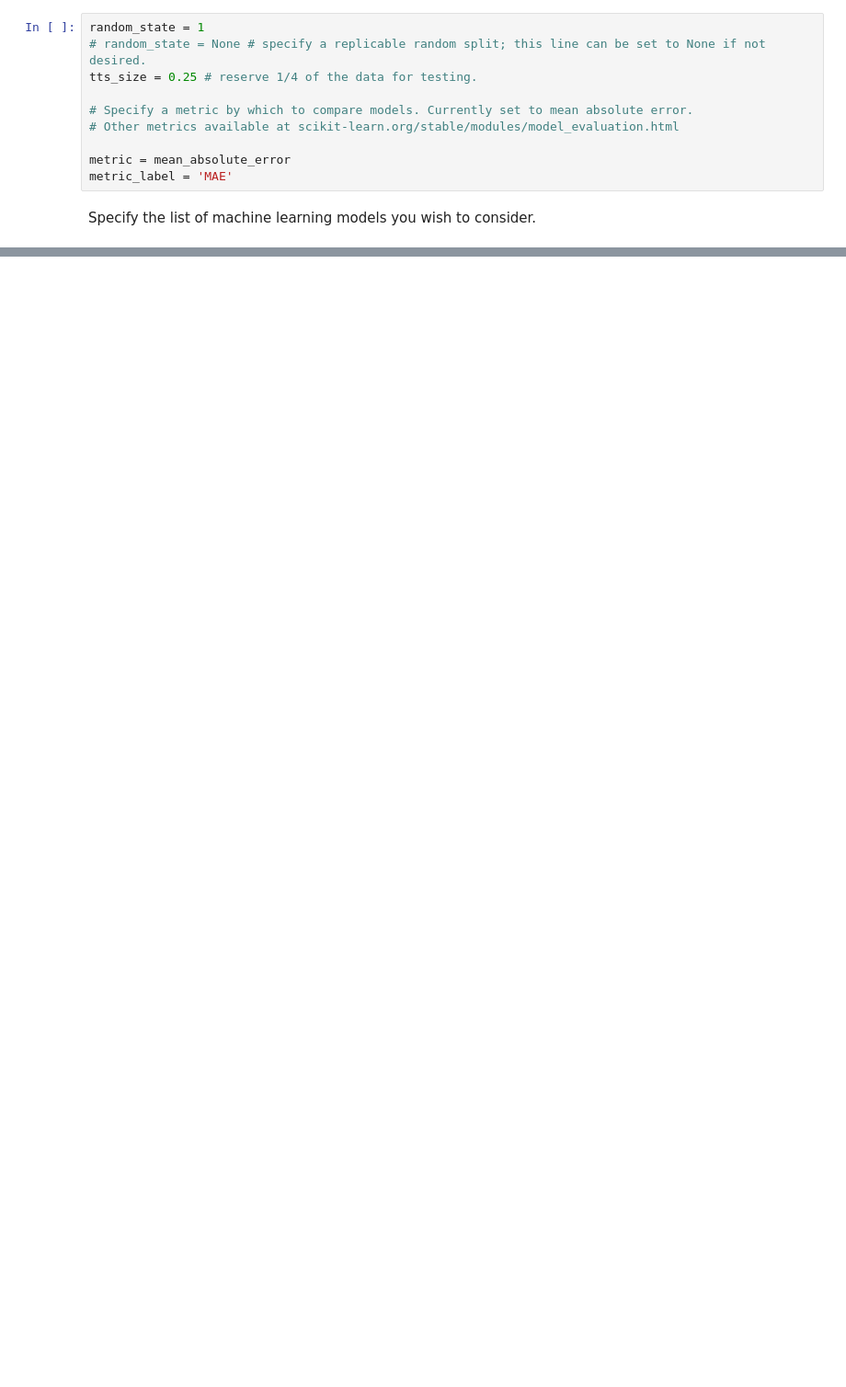
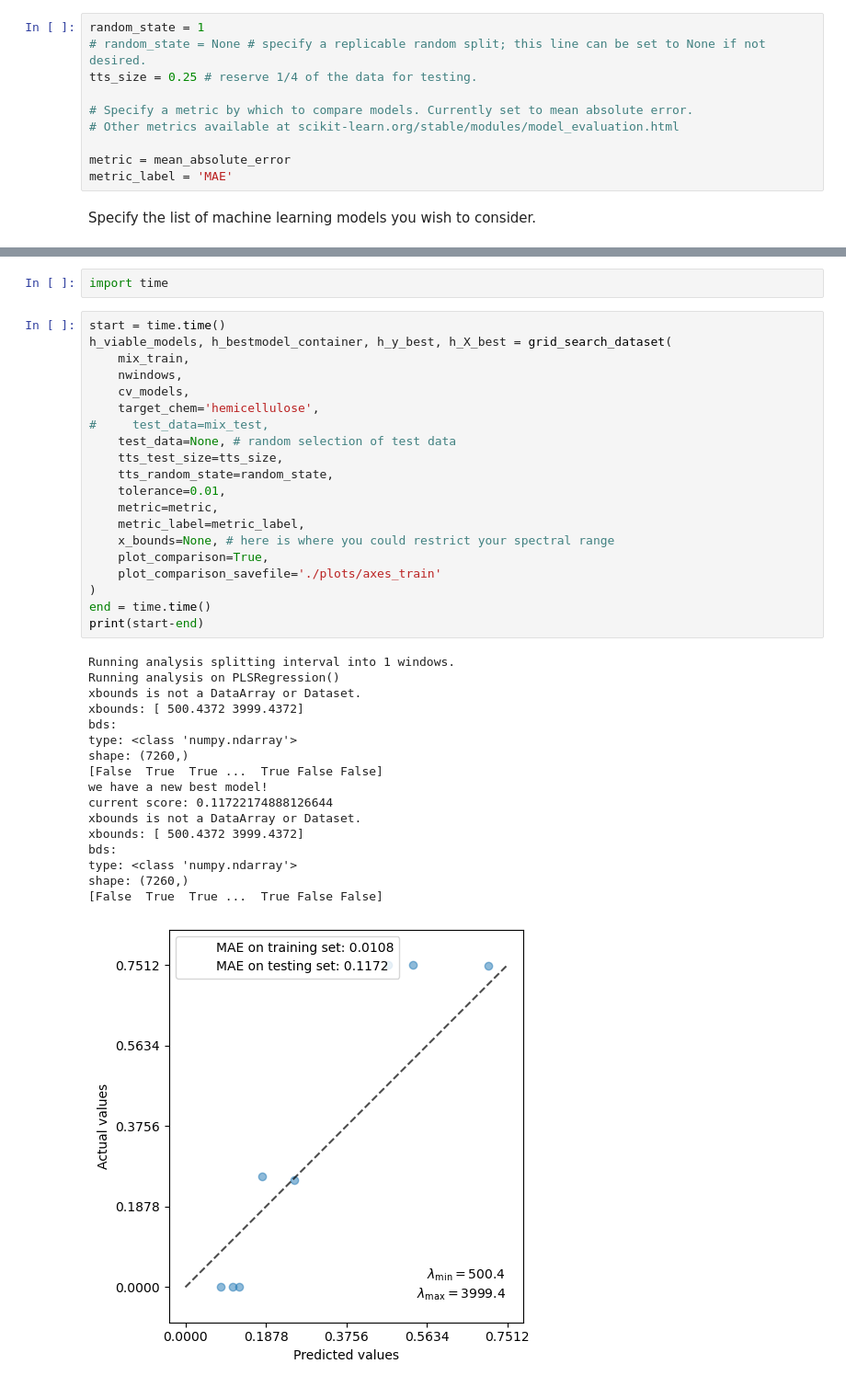
Before and after one commit to iblg/mixture_composition_regression, a Jupyter notebook: mixture_composition_regression/examples/cellulose_example/02_regression_second_try.ipynb, the cells around one changed output, grey strips where cells are left out. Shown at 92% size. Saved outputs shown, nothing was run; the diff lists cells and outputs as text; blank space fills up the shorter version.

```diff
--- a/mixture_composition_regression/examples/cellulose_example/02_regression_second_try.ipynb
+++ b/mixture_composition_regression/examples/cellulose_example/02_regression_second_try.ipynb
@@ -230,0 +237,40 @@ best = bestmodel_container[0]
+# %%
+import time
+# %%
+start = time.time()
+h_viable_models, h_bestmodel_container, h_y_best, h_X_best = grid_search_dataset(
+    mix_train,
+    nwindows,
+    cv_models,
+    target_chem='hemicellulose',
+#     test_data=mix_test,
+    test_data=None, # random selection of test data
+    tts_test_size=tts_size,
+    tts_random_state=random_state,
+    tolerance=0.01,
+    metric=metric,
+    metric_label=metric_label,
+    x_bounds=None, # here is where you could restrict your spectral range
+    plot_comparison=True,
+    plot_comparison_savefile='./plots/axes_train'
+)
+end = time.time()
+print(start-end)
+# %% [output]
+Running analysis splitting interval into 1 windows.
+Running analysis on PLSRegression()
+xbounds is not a DataArray or Dataset.
+xbounds: [ 500.4372 3999.4372]
+bds:
+type: <class 'numpy.ndarray'>
+shape: (7260,)
+[False  True  True ...  True False False]
+we have a new best model!
+current score: 0.11722174888126644
+xbounds is not a DataArray or Dataset.
+xbounds: [ 500.4372 3999.4372]
+bds:
+type: <class 'numpy.ndarray'>
+shape: (7260,)
+[False  True  True ...  True False False]
+[figure, added]
```
Also changed, not shown: parts of 10 cells of this notebook, 15 other files.
